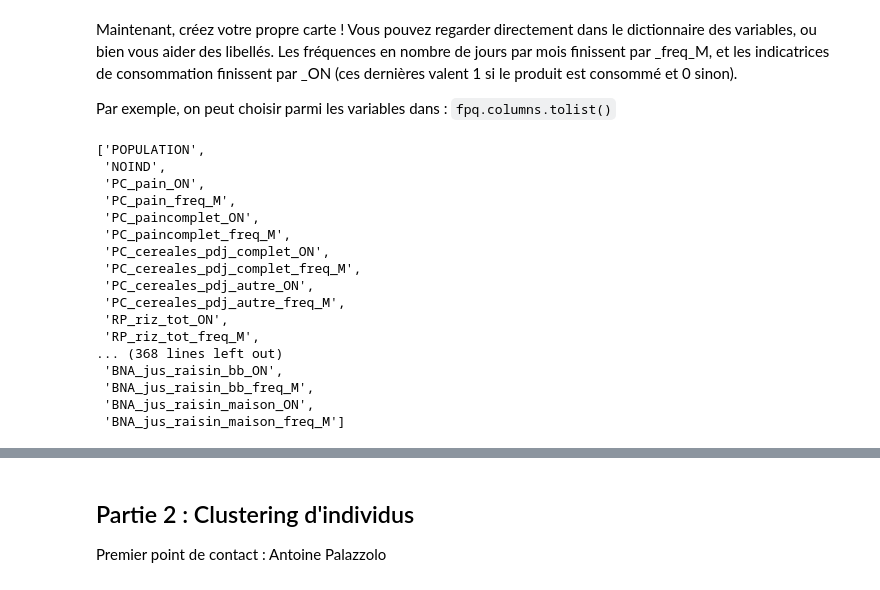
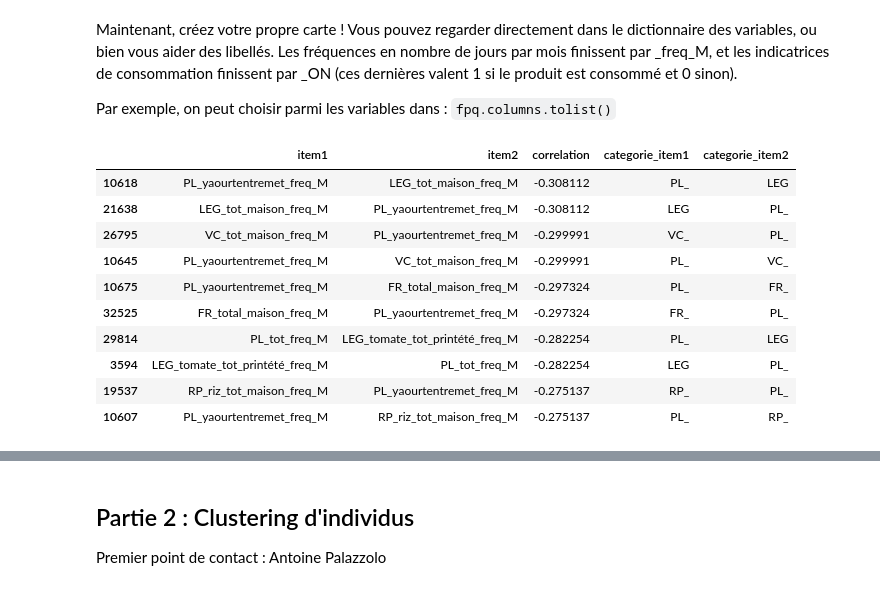
Before and after one commit to TanguyBarthelemy/funathon2023_sujet3, a Jupyter notebook: Sujet_3_Python_Maxime.ipynb, the cells around one changed output, grey strips where cells are left out. Drawn from its saved outputs; the diff is of its cells as text; code cells hidden in the pictures.

````diff
--- a/Sujet_3_Python_Maxime.ipynb
+++ b/Sujet_3_Python_Maxime.ipynb
@@ -487,22 +487,48 @@ Maintenant, créez votre propre carte ! Vous pouvez regarder directement dans le
 Par exemple, on peut choisir parmi les variables dans : ```fpq.columns.tolist()```
 # %%
 # TODO
-fpq.columns.tolist()
-# %% [output]
-['POPULATION',
- 'NOIND',
- 'PC_pain_ON',
- 'PC_pain_freq_M',
- 'PC_paincomplet_ON',
- 'PC_paincomplet_freq_M',
- 'PC_cereales_pdj_complet_ON',
- 'PC_cereales_pdj_complet_freq_M',
- 'PC_cereales_pdj_autre_ON',
- 'PC_cereales_pdj_autre_freq_M',
- 'RP_riz_tot_ON',
- 'RP_riz_tot_freq_M',
-... (368 lines left out)
- 'BNA_jus_raisin_bb_ON',
- 'BNA_jus_raisin_bb_freq_M',
- 'BNA_jus_raisin_maison_ON',
- 'BNA_jus_raisin_maison_freq_M']
+# %%
+# BONUS : Corrélations entre consommations mensuelles d'aliments
+
+# Output souhaité : Top K des produits consommés la plus corrélée (positivement ou négativement)
+
+# on récupère les variables de fréquence de conso (suffixées freq_M)
+variables_freq_M = [ variable for variable in fpq.columns.tolist() if 'freq_M' in variable ]
+variables_freq_M
+
+fpq_freq_M = fpq[ variables_freq_M ].fillna(0)
+fpq_freq_M
+
+matrice_correlation = fpq_freq_M.corr()
+matrice_correlation
+
+# transformation matrice des orrélations en dataframe des paires de corrélations
+correlations = matrice_correlation.stack().reset_index()
+#set column names
+correlations.columns = ['item1','item2','correlation']
+#print (correlations)
+
+
+correlations['categorie_item1'] = correlations.item1.str[:3]
+correlations['categorie_item2'] = correlations.item2.str[:3]
+correlations
+
+# suppression des lignes où les 2 items ont la même catégorie
+correlations =  correlations.drop(correlations[(correlations.categorie_item1 == correlations.categorie_item2)].index)
+
+top_combos_max_cor = correlations.sort_values(by='correlation', ascending=False).head(10)
+top_combos_max_cor
+top_combos_min_cor = correlations.sort_values(by='correlation', ascending=True).head(10)
+top_combos_min_cor
+# %% [output]
+|  | item1 | item2 | correlation | categorie_item1 | categorie_item2 |
+| 10618 | PL_yaourtentremet_freq_M | LEG_tot_maison_freq_M | -0.308112 | PL_ | LEG |
+| 21638 | LEG_tot_maison_freq_M | PL_yaourtentremet_freq_M | -0.308112 | LEG | PL_ |
+| 26795 | VC_tot_maison_freq_M | PL_yaourtentremet_freq_M | -0.299991 | VC_ | PL_ |
+| 10645 | PL_yaourtentremet_freq_M | VC_tot_maison_freq_M | -0.299991 | PL_ | VC_ |
+| 10675 | PL_yaourtentremet_freq_M | FR_total_maison_freq_M | -0.297324 | PL_ | FR_ |
+| 32525 | FR_total_maison_freq_M | PL_yaourtentremet_freq_M | -0.297324 | FR_ | PL_ |
+| 29814 | PL_tot_freq_M | LEG_tomate_tot_printété_freq_M | -0.282254 | PL_ | LEG |
+| 3594 | LEG_tomate_tot_printété_freq_M | PL_tot_freq_M | -0.282254 | LEG | PL_ |
+| 19537 | RP_riz_tot_maison_freq_M | PL_yaourtentremet_freq_M | -0.275137 | RP_ | PL_ |
+| 10607 | PL_yaourtentremet_freq_M | RP_riz_tot_maison_freq_M | -0.275137 | PL_ | RP_ |
````
Also changed, not shown: parts of 3 cells of this notebook.
